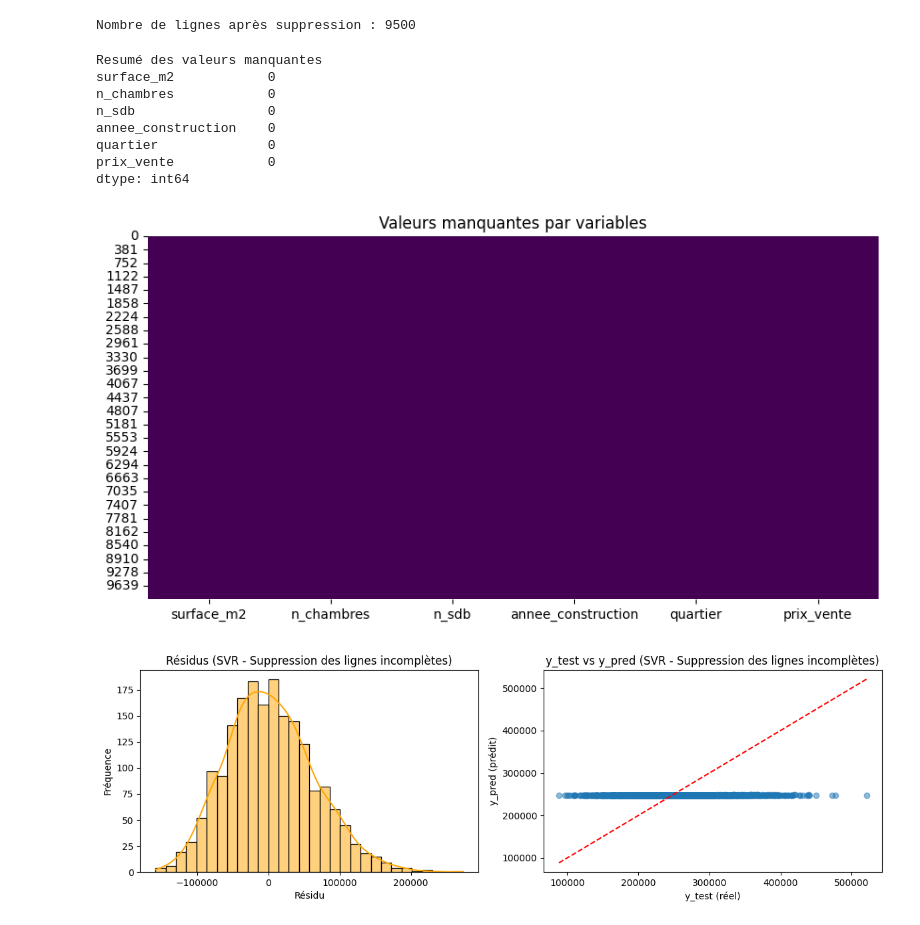
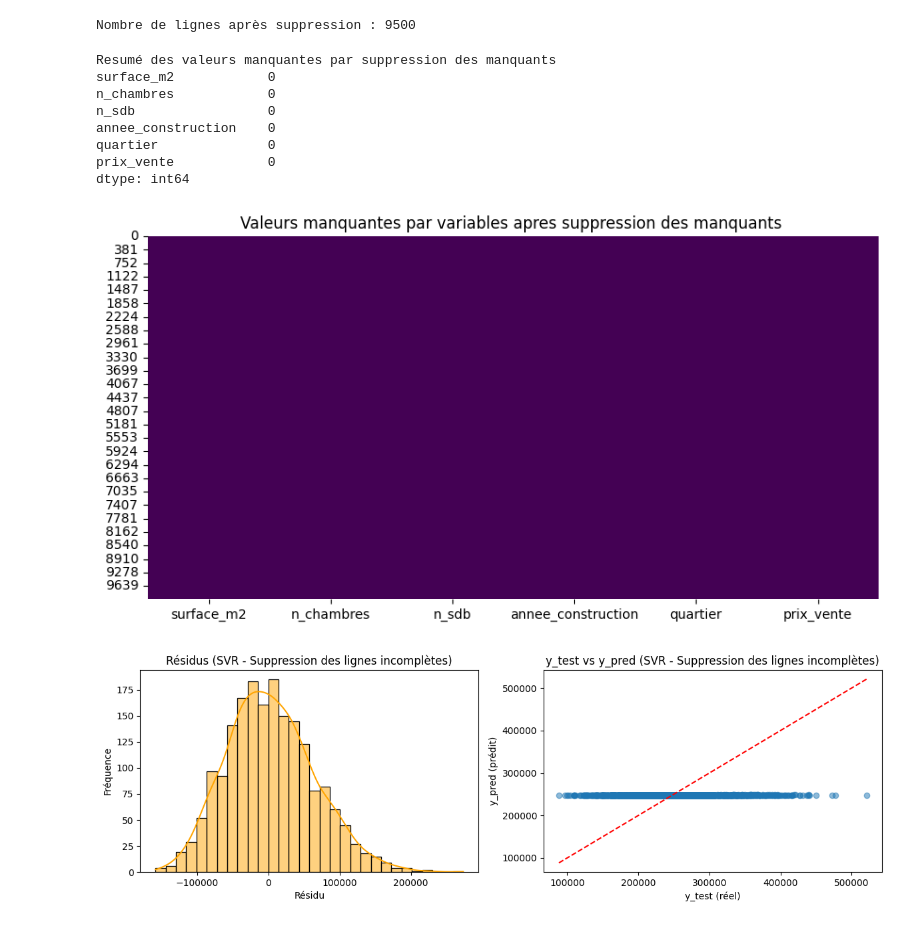
Before and after one commit to aboudoulaye/ACP, a Jupyter notebook: housepriceswithmissing/withmissing.ipynb, the cells around one changed output. Cells and saved outputs as stored; diff of their text form; code cells hidden in the pictures.

```diff
--- a/housepriceswithmissing/withmissing.ipynb
+++ b/housepriceswithmissing/withmissing.ipynb
@@ -416,27 +414,21 @@ df_dropna = df_dropna.dropna()
 print(f"Nombre de lignes après suppression : {df_dropna.shape[0]}")
 # %% [output]
 Nombre de lignes après suppression : 9500
-# %%
-#Affichage des valeurs manquantes
-
-print("Resumé des valeurs manquantes")
-print(df_knn.isnull().sum())
-
-#heatmap des valeurs manaquantes
-plt.figure(figsize=(10,5))
-sns.heatmap(df_dropna.isnull(), cbar=False, cmap="viridis")
-plt.title("Valeurs manquantes par variables")
-plt.show()
-# %% [output]
-Resumé des valeurs manquantes
-surface_m2            0
-n_chambres            0
-n_sdb                 0
-annee_construction    0
-quartier              0
-prix_vente            0
-dtype: int64
-[figure, removed]
+# %%
+#Affichage des valeurs manquantes
+
+
+Affichage_graphe(df_dropna,"suppression des manquants")
+# %% [output]
+Resumé des valeurs manquantes par suppression des manquants
+surface_m2            0
+n_chambres            0
+n_sdb                 0
+annee_construction    0
+quartier              0
+prix_vente            0
+dtype: int64
+[figure, added]
 # %%
 regression_evaluation(df_dropna, "Suppression des lignes incomplètes")
 # %% [output]
```
Also changed, not shown: parts of 8 cells of this notebook.
